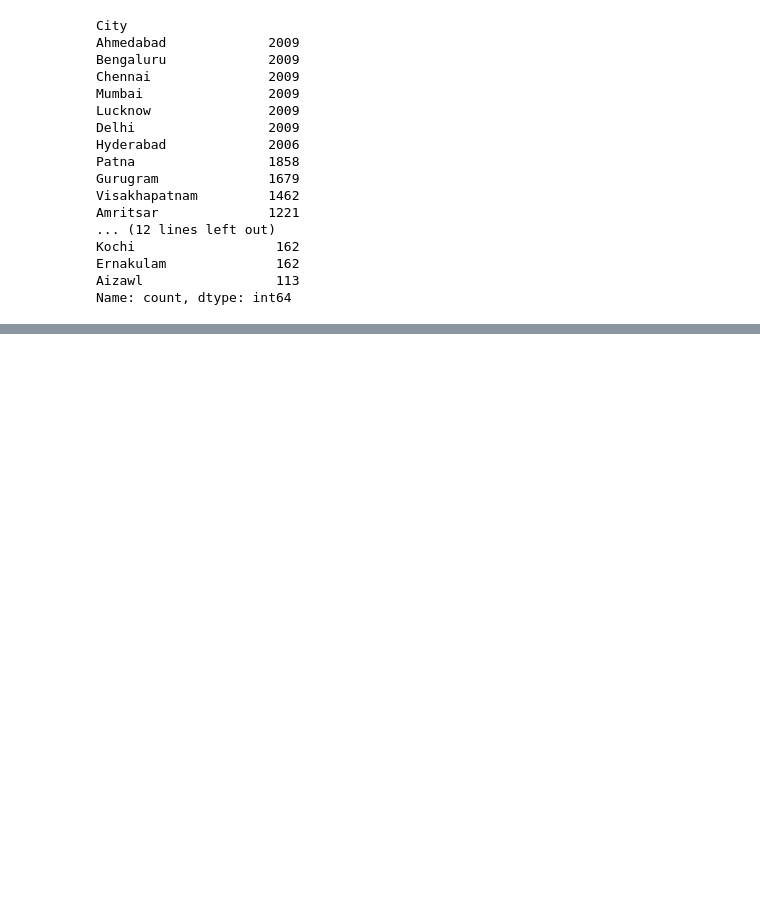
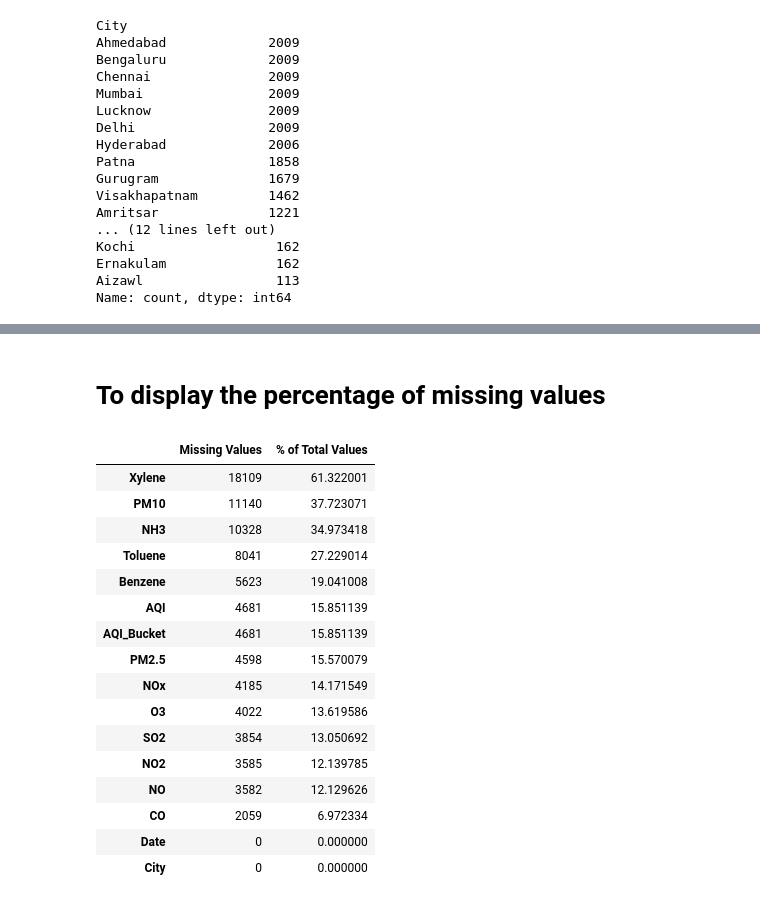
Before and after one commit to KyrianAbaneke/PRAC_1-Abaneke-Chizoba-Kyrian-CMP7005, a Jupyter notebook: Abaneke_Chizoba_Kyrian_CMP7005_Assessment.ipynb, the cells around one changed output, grey strips where cells are left out. Cells and saved outputs as stored; diff of their text form; code cells hidden in the pictures; blank space fills up the shorter version.

```diff
--- a/Abaneke_Chizoba_Kyrian_CMP7005_Assessment.ipynb
+++ b/Abaneke_Chizoba_Kyrian_CMP7005_Assessment.ipynb
@@ -345,0 +375,46 @@ Name: count, dtype: int64
+# %% [markdown]
+# To display the percentage of missing values
+# %%
+def missing_values_table(df):
+    # Total missing values
+    mis_val = df.isnull().sum()
+
+    # Percentage of missing values
+    mis_val_percent = 100 * df.isnull().sum() / len(df)
+
+    # Combine into a single DataFrame
+    missing_values_table = pd.concat([mis_val, mis_val_percent], axis=1)
+
+    # Rename columns
+    missing_values_table = missing_values_table.rename(
+        columns={0: 'Missing Values', 1: '% of Total Values'}
+    )
+
+    # Sort by percentage of missing values
+    missing_values_table = missing_values_table.sort_values(
+        by='% of Total Values', ascending=False
+    )
+
+
+    return missing_values_table
+
+missing_values = missing_values_table(df)
+display(missing_values.style.background_gradient(cmap='Reds'))
+# %% [output]
+|  | Missing Values | % of Total Values |
+| Xylene | 18109 | 61.322001 |
+| PM10 | 11140 | 37.723071 |
+| NH3 | 10328 | 34.973418 |
+| Toluene | 8041 | 27.229014 |
+| Benzene | 5623 | 19.041008 |
+| AQI | 4681 | 15.851139 |
+| AQI_Bucket | 4681 | 15.851139 |
+| PM2.5 | 4598 | 15.570079 |
+| NOx | 4185 | 14.171549 |
+| O3 | 4022 | 13.619586 |
+| SO2 | 3854 | 13.050692 |
+| NO2 | 3585 | 12.139785 |
+| NO | 3582 | 12.129626 |
+| CO | 2059 | 6.972334 |
+| Date | 0 | 0.000000 |
+| City | 0 | 0.000000 |
```
Also changed, not shown: parts of 6 cells of this notebook.
